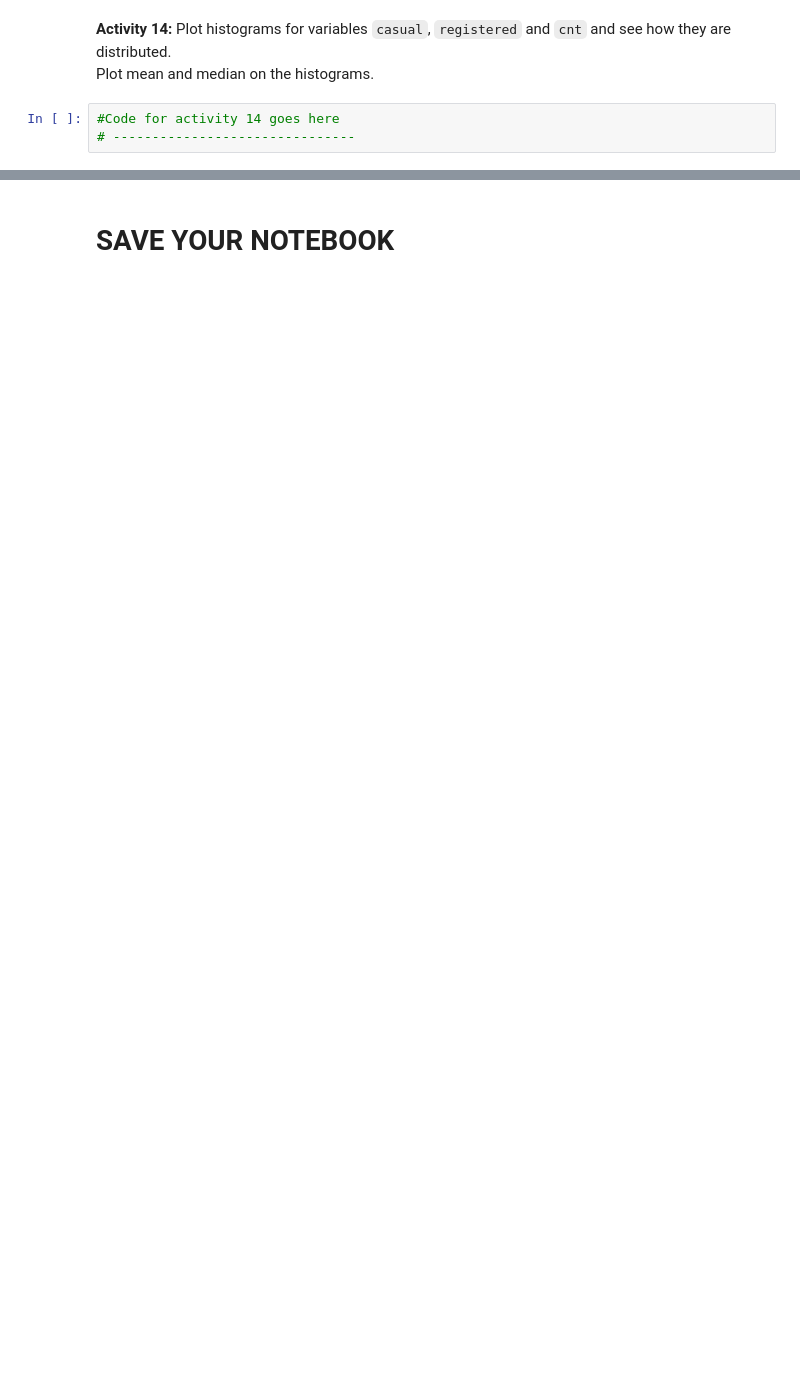
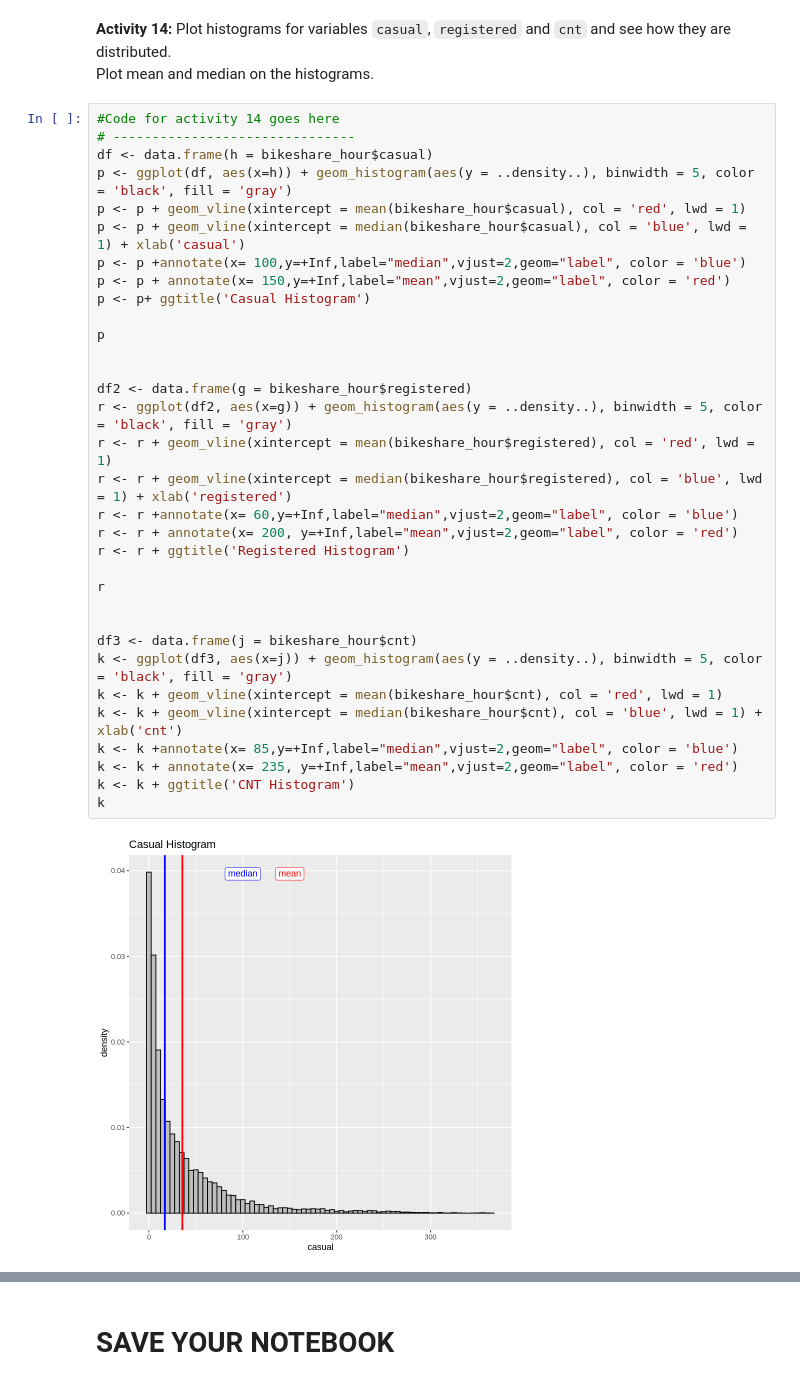
Before and after one commit to may96cc/sp22dsa7020, a Jupyter notebook: module1/exercises/exercises.ipynb, the cells around one changed output, grey strips where cells are left out. Saved outputs shown, nothing was run; the diff lists cells and outputs as text; blank space fills up the shorter version.

```diff
--- a/module1/exercises/exercises.ipynb
+++ b/module1/exercises/exercises.ipynb
@@ -176,6 +447,38 @@ day_sums
 # %% [markdown]
 **Activity 14:** Plot histograms for variables `casual`, `registered` and `cnt` and see how they are distributed.
 Plot mean and median on the histograms.
-# %%
-#Code for activity 14 goes here
-# -------------------------------
+# %%
+#Code for activity 14 goes here
+# -------------------------------
+df <- data.frame(h = bikeshare_hour$casual)
+p <- ggplot(df, aes(x=h)) + geom_histogram(aes(y = ..density..), binwidth = 5, color = 'black', fill = 'gray')
+p <- p + geom_vline(xintercept = mean(bikeshare_hour$casual), col = 'red', lwd = 1)
+p <- p + geom_vline(xintercept = median(bikeshare_hour$casual), col = 'blue', lwd = 1) + xlab('casual')
+p <- p +annotate(x= 100,y=+Inf,label="median",vjust=2,geom="label", color = 'blue')
+p <- p + annotate(x= 150,y=+Inf,label="mean",vjust=2,geom="label", color = 'red')
+p <- p+ ggtitle('Casual Histogram')
+
+p
+
+
+df2 <- data.frame(g = bikeshare_hour$registered)
+r <- ggplot(df2, aes(x=g)) + geom_histogram(aes(y = ..density..), binwidth = 5, color = 'black', fill = 'gray')
+r <- r + geom_vline(xintercept = mean(bikeshare_hour$registered), col = 'red', lwd = 1)
+r <- r + geom_vline(xintercept = median(bikeshare_hour$registered), col = 'blue', lwd = 1) + xlab('registered')
+r <- r +annotate(x= 60,y=+Inf,label="median",vjust=2,geom="label", color = 'blue')
+r <- r + annotate(x= 200, y=+Inf,label="mean",vjust=2,geom="label", color = 'red')
+r <- r + ggtitle('Registered Histogram')
+
+r
+
+
+df3 <- data.frame(j = bikeshare_hour$cnt)
+k <- ggplot(df3, aes(x=j)) + geom_histogram(aes(y = ..density..), binwidth = 5, color = 'black', fill = 'gray')
+k <- k + geom_vline(xintercept = mean(bikeshare_hour$cnt), col = 'red', lwd = 1)
+k <- k + geom_vline(xintercept = median(bikeshare_hour$cnt), col = 'blue', lwd = 1) + xlab('cnt')
+k <- k +annotate(x= 85,y=+Inf,label="median",vjust=2,geom="label", color = 'blue')
+k <- k + annotate(x= 235, y=+Inf,label="mean",vjust=2,geom="label", color = 'red')
+k <- k + ggtitle('CNT Histogram')
+k
+# %% [output]
+[figure, added]
```
Also changed, not shown: parts of 27 cells of this notebook.
